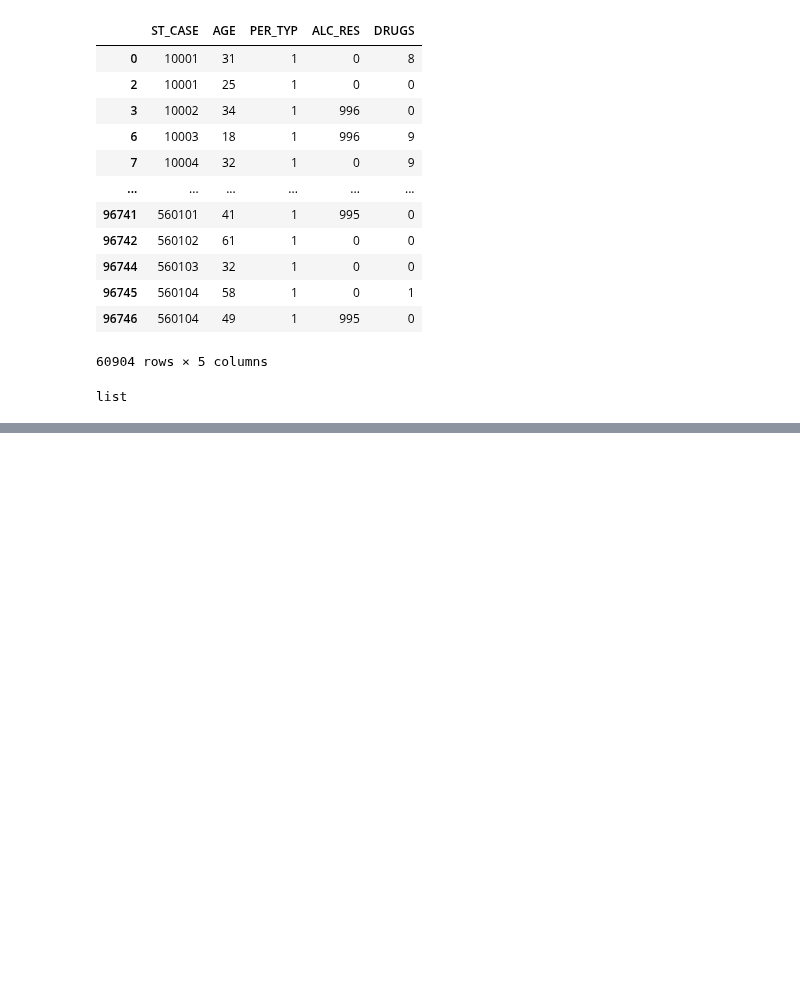
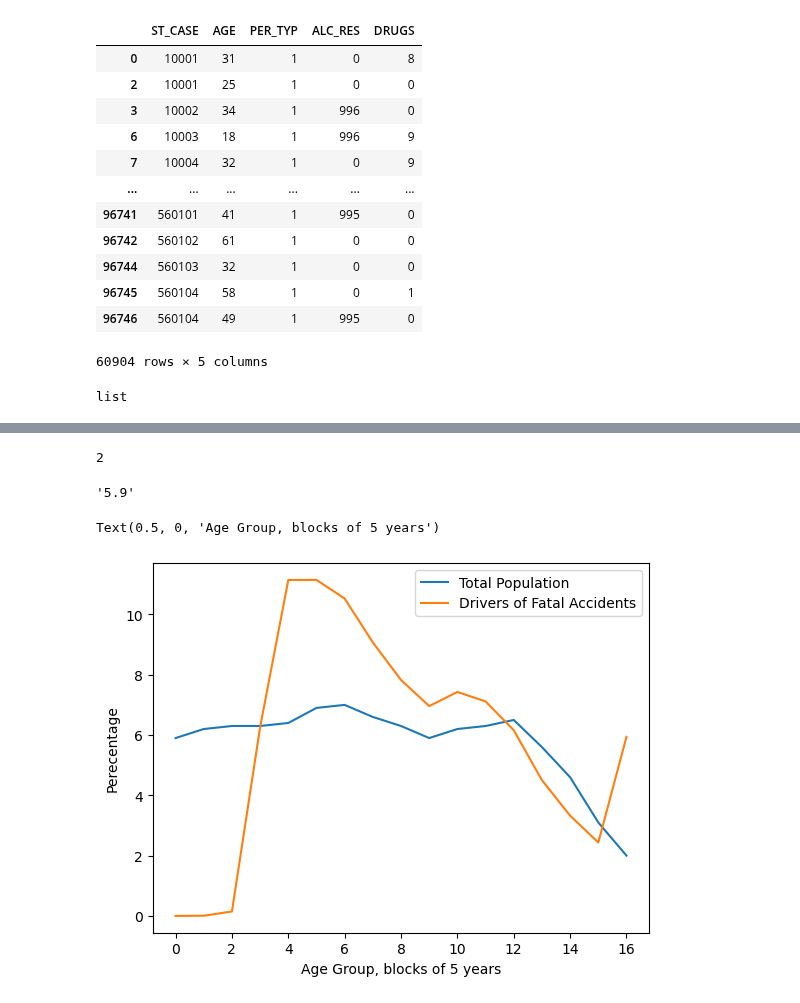
Before and after one commit to PaulHenrik/DataLiteracy_FARS, a Jupyter notebook: Test.ipynb, the cells around one changed output, grey strips where cells are left out. Cells and saved outputs as stored; diff of their text form; code cells hidden in the pictures; blank space fills up the shorter version.

```diff
--- a/Test.ipynb
+++ b/Test.ipynb
@@ -135,0 +128,36 @@ findfont: Generic family 'sans-serif' not found because none of the following fa
+# %%
+### Make into age group
+bins = [i for i in range(17)]
+res = [0 for i in range(17)]
+for x in ages:
+    if x >= 85: res[-1] = res[-1] +1
+    else:
+        x = x - (x % 5)
+        b = int(x / 5)
+        res[b] = res[b] +1
+tot = len(ages)
+procent_age = [i*100 / tot for i in res]
+# %%
+12 % 5
+# %% [output]
+2
+# %%
+us_cens = pd.read_csv('US_CENSUS/2021agesex_table1.csv',encoding='WINDOWS-1252',low_memory=False)
+# %%
+ag = us_cens['Unnamed: 2'].tolist()
+# %%
+ag[6]
+# %% [output]
+'5.9'
+# %%
+x = [i for i in range(17)]
+y = [float(ag[i+6]) for i in range(17)]
+# %%
+plt.plot(x,y, label='Total Population')
+plt.plot(x,procent_age,label='Drivers of Fatal Accidents')
+plt.legend()
+plt.ylabel('Perecentage')
+plt.xlabel('Age Group, blocks of 5 years')
+# %% [output]
+Text(0.5, 0, 'Age Group, blocks of 5 years')
+[figure, added]
```
Also changed, not shown: parts of 16 cells of this notebook.
